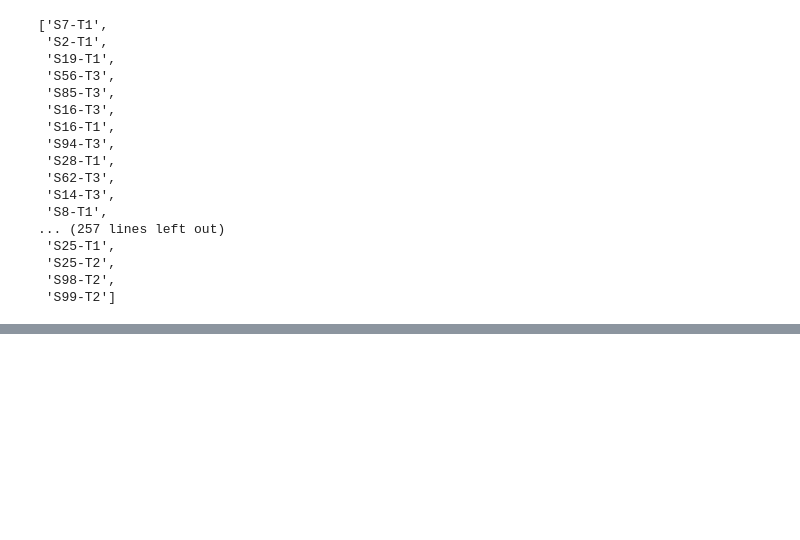
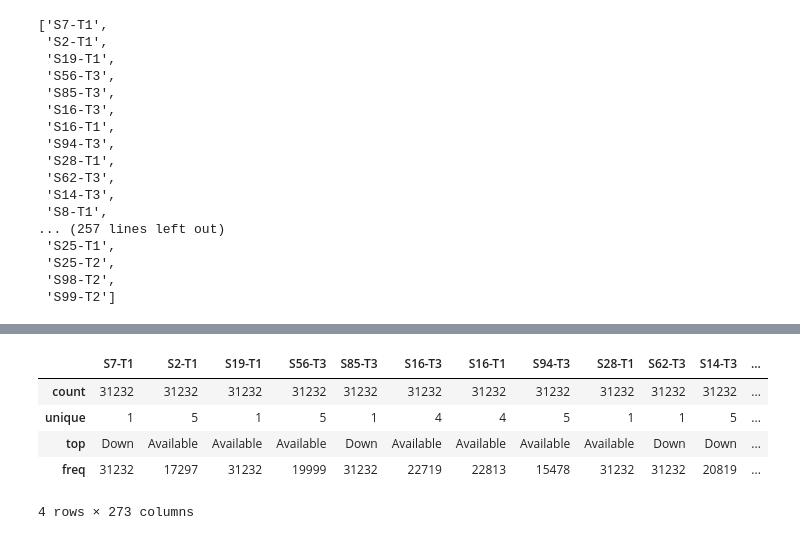
Before and after one commit to jtobelem-simplon/planete-oui-challenge, a Jupyter notebook: ipython_notebooks/jtobelem's Python notebook.ipynb, the cells around one changed output, grey strips where cells are left out. Drawn from its saved outputs; the diff is of its cells as text; code cells hidden in the pictures; blank space fills up the shorter version.

```diff
--- a/ipython_notebooks/jtobelem's Python notebook.ipynb
+++ b/ipython_notebooks/jtobelem's Python notebook.ipynb
@@ -84 +84,10 @@ S99-T2    0
 Length: 273, dtype: int64
+# %%
+df.describe()
+# %% [output]
+|  | S7-T1 | S2-T1 | S19-T1 | S56-T3 | S85-T3 | S16-T3 | S16-T1 | S94-T3 | S28-T1 | S62-T3 | S14-T3 | ... |
+| count | 31232 | 31232 | 31232 | 31232 | 31232 | 31232 | 31232 | 31232 | 31232 | 31232 | 31232 | ... |
+| unique | 1 | 5 | 1 | 5 | 1 | 4 | 4 | 5 | 1 | 1 | 5 | ... |
+| top | Down | Available | Available | Available | Down | Available | Available | Available | Available | Down | Down | ... |
+| freq | 31232 | 17297 | 31232 | 19999 | 31232 | 22719 | 22813 | 15478 | 31232 | 31232 | 20819 | ... |
+4 rows × 273 columns
```
Also changed, not shown: parts of 2 cells of this notebook.
